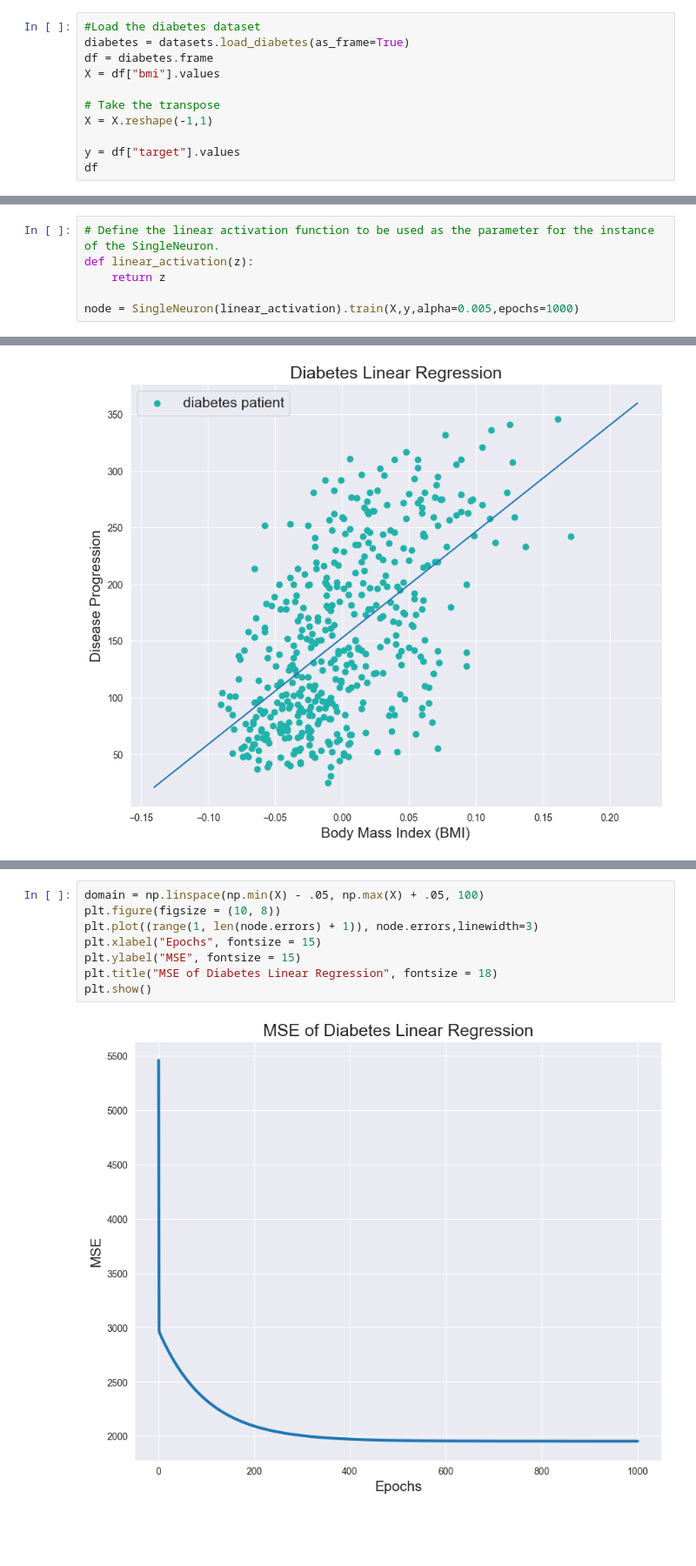
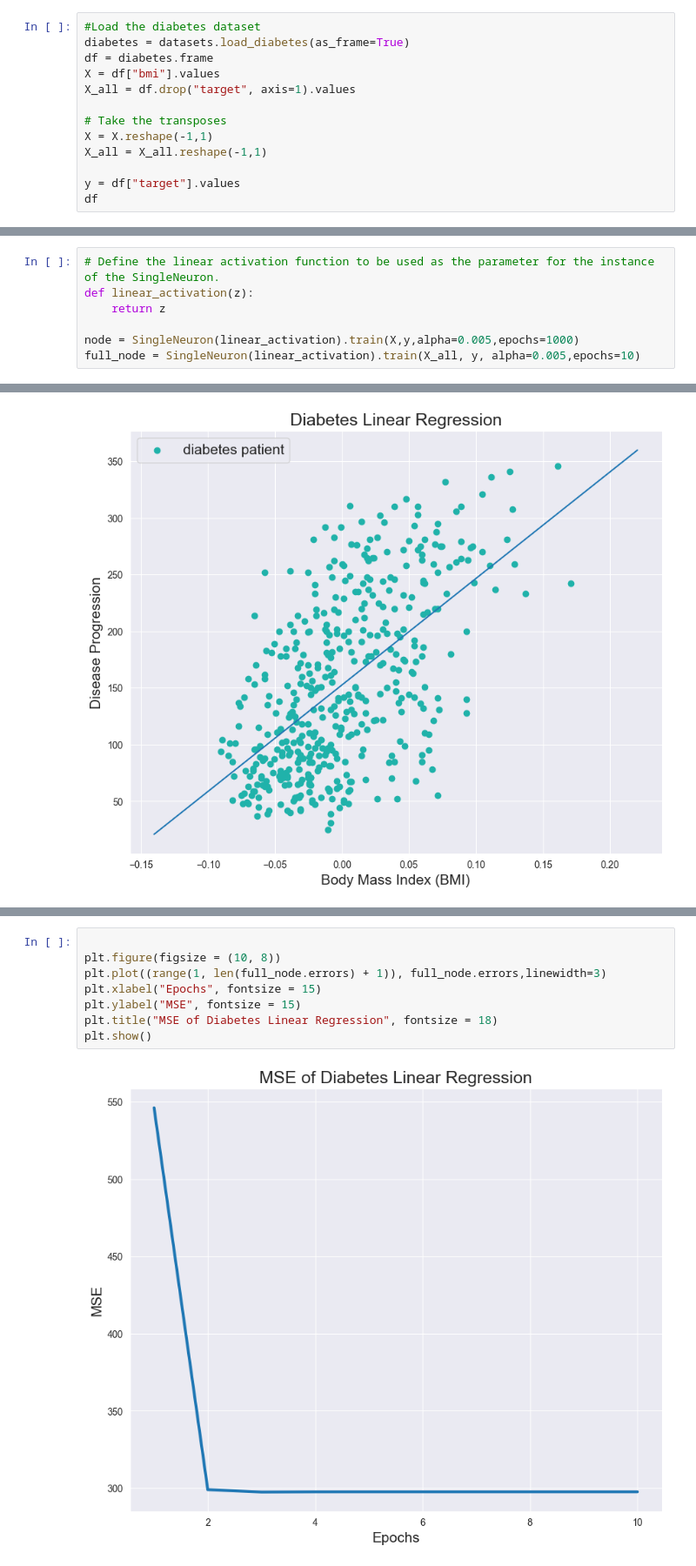
Before and after one commit to aelliott50/Elliott-CMOR-438-Spring-2025, a Jupyter notebook: Supervised Learning/Linear Regression.ipynb, the cells around one changed output, grey strips where cells are left out. Shown: that part at 87% size. Cells and saved outputs as stored; diff of their text form; blank space fills up the shorter version.

Commit message:
Linear Regression 2

```diff
--- a/Supervised Learning/Linear Regression.ipynb
+++ b/Supervised Learning/Linear Regression.ipynb
@@ -33,9 +33,11 @@ class SingleNeuron:
 diabetes = datasets.load_diabetes(as_frame=True)
 df = diabetes.frame
 X = df["bmi"].values
+X_all = df.drop("target", axis=1).values
 
-# Take the transpose
+# Take the transposes
 X = X.reshape(-1,1)
+X_all = X_all.reshape(-1,1)
 
 y = df["target"].values
 df
@@ -71,6 +73,7 @@ def linear_activation(z):
     return z
 
 node = SingleNeuron(linear_activation).train(X,y,alpha=0.005,epochs=1000)
+full_node = SingleNeuron(linear_activation).train(X_all, y, alpha=0.005,epochs=10)
 # %%
 domain = np.linspace(np.min(X) - .05, np.max(X) + .05, 100)
 plt.figure(figsize = (10, 8))
@@ -86,12 +99,12 @@ plt.show()
 # %%
-domain = np.linspace(np.min(X) - .05, np.max(X) + .05, 100)
+
 plt.figure(figsize = (10, 8))
-plt.plot((range(1, len(node.errors) + 1)), node.errors,linewidth=3)
+plt.plot((range(1, len(full_node.errors) + 1)), full_node.errors,linewidth=3)
 plt.xlabel("Epochs", fontsize = 15)
 plt.ylabel("MSE", fontsize = 15)
 plt.title("MSE of Diabetes Linear Regression", fontsize = 18)
 plt.show()
 # %% [output]
-[figure, old version]
+[figure, new version]
 # %% [markdown]
 Conclusion:
```
Also changed, not shown: parts of 2 cells of this notebook, 1 other file.
